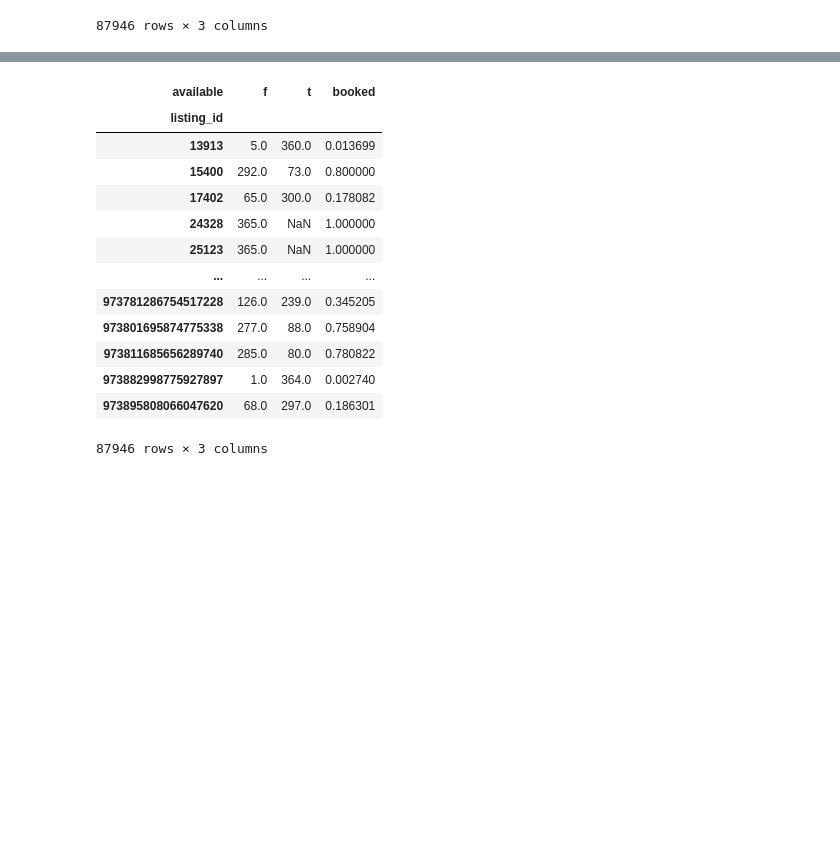
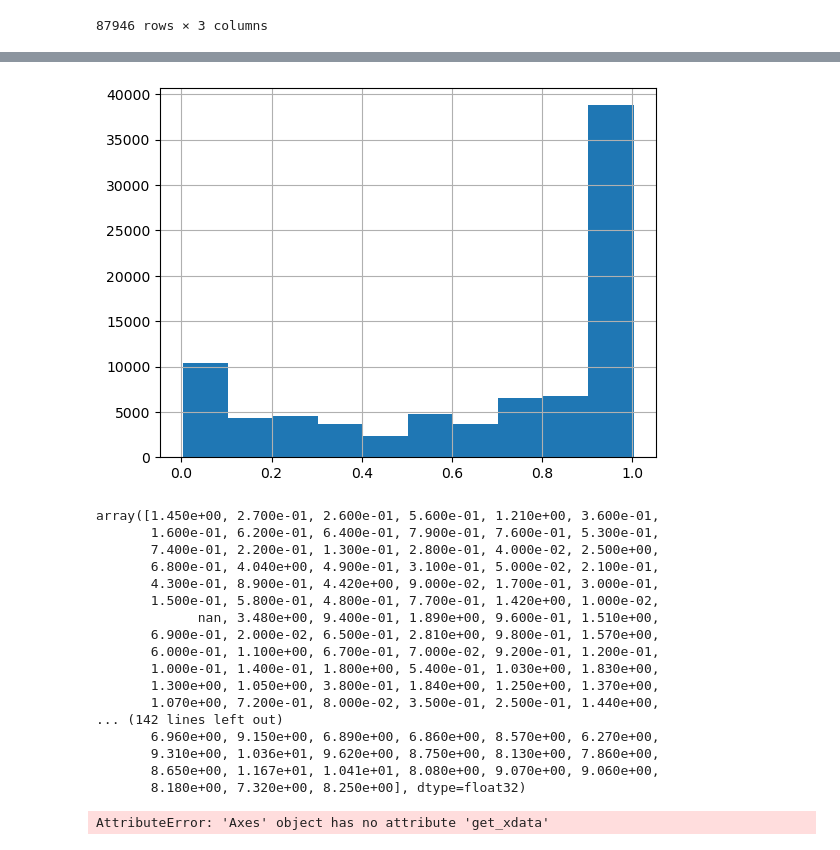
Before and after one commit to luismiguelcasadodiaz/airbnb_london_2023_09, a Jupyter notebook: listings.ipynb, the cells around one changed output, grey strips where cells are left out. Drawn from its saved outputs; the diff is of its cells as text; code cells hidden in the pictures; blank space fills up the shorter version.

```diff
--- a/listings.ipynb
+++ b/listings.ipynb
@@ -153,16 +190,28 @@ df
+# %%
+a=booked["booked"].hist(bins=10)
+# %% [output]
+[figure, added]
 # %%
+listings["reviews_per_month"].unique()
 # %% [output]
-| available | f | t | booked |
-| listing_id |  |  |  |
-| 13913 | 5.0 | 360.0 | 0.013699 |
-| 15400 | 292.0 | 73.0 | 0.800000 |
-| 17402 | 65.0 | 300.0 | 0.178082 |
-| 24328 | 365.0 | NaN | 1.000000 |
-| 25123 | 365.0 | NaN | 1.000000 |
-| ... | ... | ... | ... |
-| 973781286754517228 | 126.0 | 239.0 | 0.345205 |
-| 973801695874775338 | 277.0 | 88.0 | 0.758904 |
-| 973811685656289740 | 285.0 | 80.0 | 0.780822 |
-| 973882998775927897 | 1.0 | 364.0 | 0.002740 |
-| 973895808066047620 | 68.0 | 297.0 | 0.186301 |
-87946 rows × 3 columns
+array([1.450e+00, 2.700e-01, 2.600e-01, 5.600e-01, 1.210e+00, 3.600e-01,
+       1.600e-01, 6.200e-01, 6.400e-01, 7.900e-01, 7.600e-01, 5.300e-01,
+       7.400e-01, 2.200e-01, 1.300e-01, 2.800e-01, 4.000e-02, 2.500e+00,
+       6.800e-01, 4.040e+00, 4.900e-01, 3.100e-01, 5.000e-02, 2.100e-01,
+       4.300e-01, 8.900e-01, 4.420e+00, 9.000e-02, 1.700e-01, 3.000e-01,
+       1.500e-01, 5.800e-01, 4.800e-01, 7.700e-01, 1.420e+00, 1.000e-02,
+             nan, 3.480e+00, 9.400e-01, 1.890e+00, 9.600e-01, 1.510e+00,
+       6.900e-01, 2.000e-02, 6.500e-01, 2.810e+00, 9.800e-01, 1.570e+00,
+       6.000e-01, 1.100e+00, 6.700e-01, 7.000e-02, 9.200e-01, 1.200e-01,
+       1.000e-01, 1.400e-01, 1.800e+00, 5.400e-01, 1.030e+00, 1.830e+00,
+       1.300e+00, 1.050e+00, 3.800e-01, 1.840e+00, 1.250e+00, 1.370e+00,
+       1.070e+00, 7.200e-01, 8.000e-02, 3.500e-01, 2.500e-01, 1.440e+00,
+... (142 lines left out)
+       6.960e+00, 9.150e+00, 6.890e+00, 6.860e+00, 8.570e+00, 6.270e+00,
+       9.310e+00, 1.036e+01, 9.620e+00, 8.750e+00, 8.130e+00, 7.860e+00,
+       8.650e+00, 1.167e+01, 1.041e+01, 8.080e+00, 9.070e+00, 9.060e+00,
+       8.180e+00, 7.320e+00, 8.250e+00], dtype=float32)
+# %%
+a.get_xdata()
+# %% [output]
+AttributeError: 'Axes' object has no attribute 'get_xdata'
```
Also changed, not shown: parts of 25 cells of this notebook, 1 other file.
